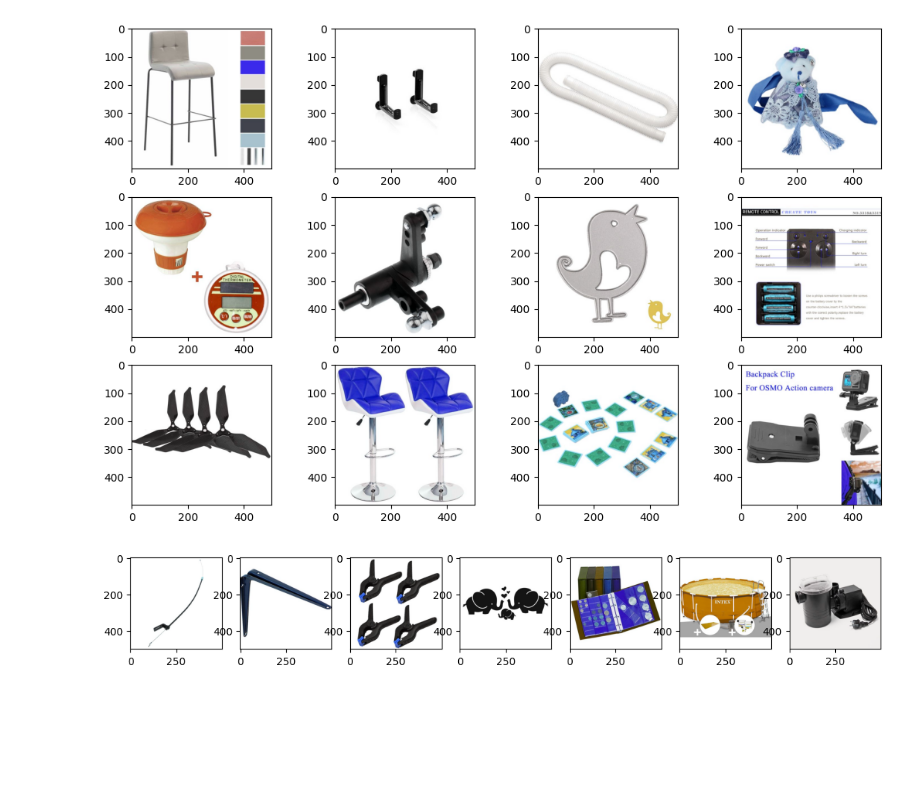
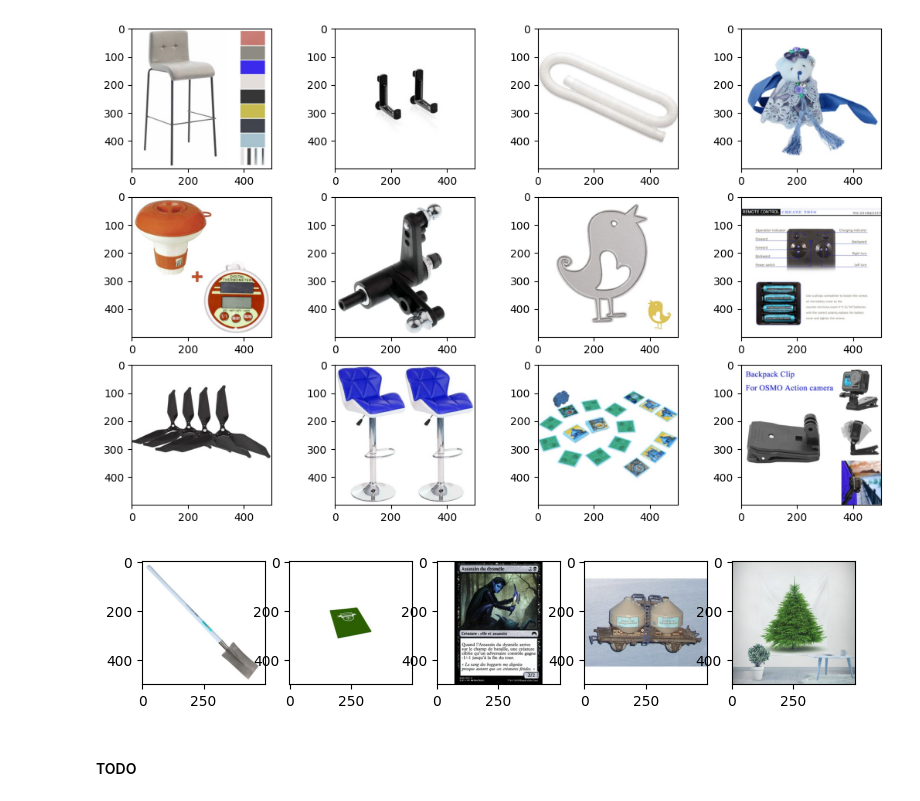
Before and after one commit to Kelorastus/Rakuten, a Jupyter notebook: notebooks/data_exploration/Valentin.ipynb, the cells around one changed output. Drawn from its saved outputs; the diff is of its cells as text; code cells hidden in the pictures; blank space fills up the shorter version.

```diff
--- a/notebooks/data_exploration/Valentin.ipynb
+++ b/notebooks/data_exploration/Valentin.ipynb
@@ -890,15 +911,17 @@ rows.shape
 display_images(rows[:12],3,4,axis=True)
 # %% [output]
 [figure]
-# %%
-# Gradation de densité essentielle (à quel point le produit ressemble à un rectangle plein)
-rows = []
-for a in np.linspace(.06,1,7):
-    rows.append(df[(df.essential_density < a) & (df.essential_density > a-.01)].sample(1))
-rows = pd.concat(rows)
-display_images(rows,1,7,axis=True)
-# %% [output]
-[figure, removed]
+# %%
+# De rectangularité faible à haute (à quel point le produit ressemble à un rectangle plein, en supposant que "blanc"="vide")
+rows = []
+for a in np.linspace(0.01,1,5):
+    rows.append(df[(df.rectangleness < df.rectangleness.quantile(a)) & (df.rectangleness >= df.rectangleness.quantile(a-.01))].sample(1))
+rows = pd.concat(rows)
+display_images(rows,1,7,axis=True)
+# %% [output]
+[figure, added]
+# %% [markdown]
+#### TODO
 # %%
 def get_image_color_stats(row, folder = '../../Dataset/images/image_train') -> dict:
     """
```
Also changed, not shown: parts of 12 cells of this notebook.
